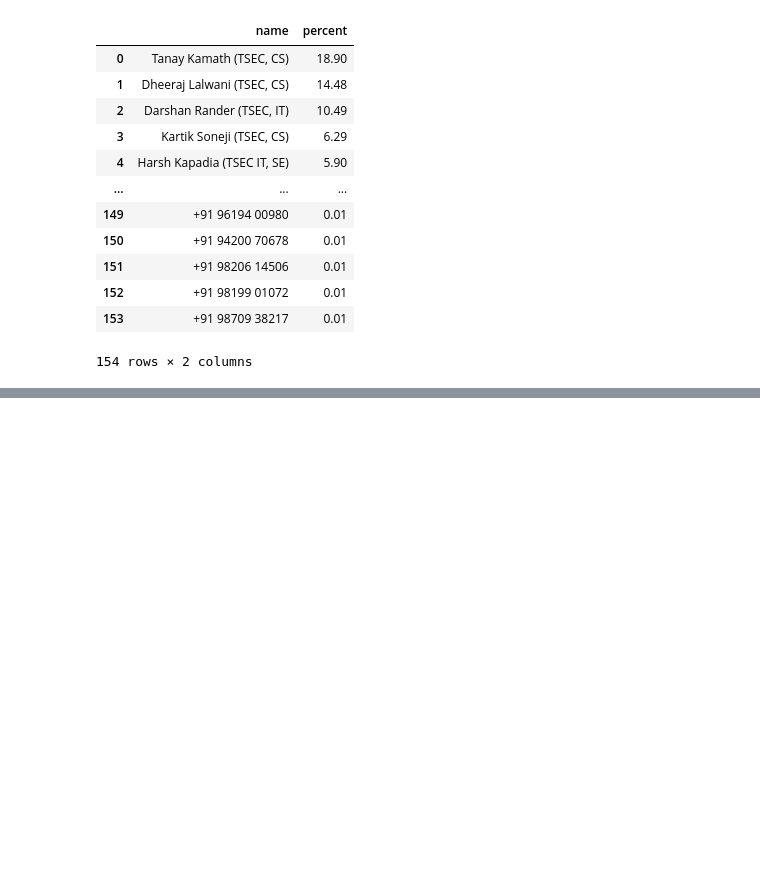
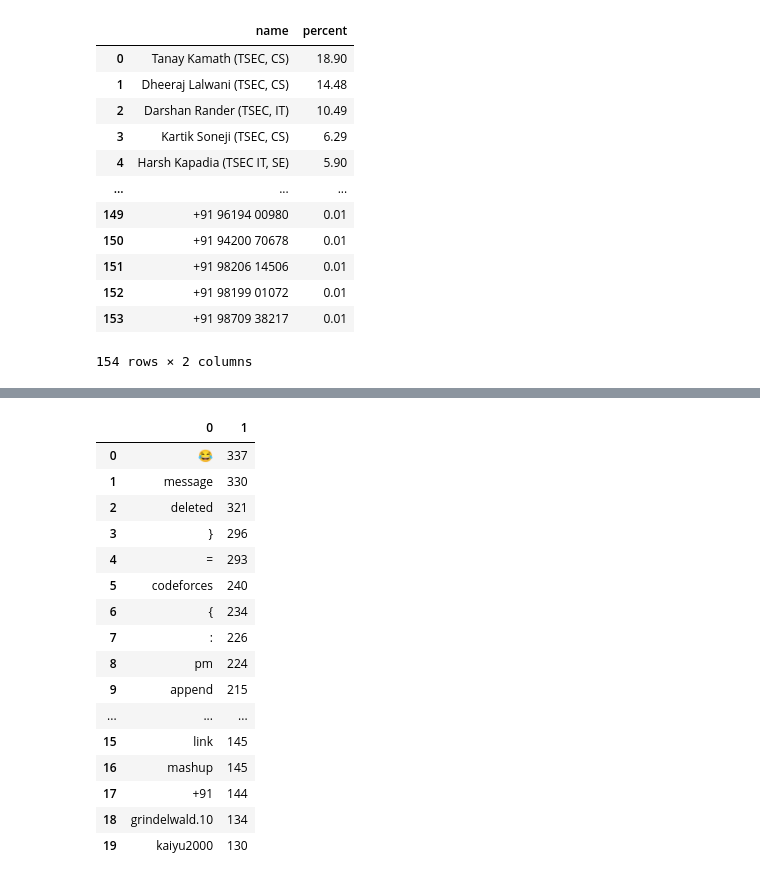
Before and after one commit to sumitkudale21/whatsapp-chat-analysis, a Jupyter notebook: wapp.ipynb, the cells around one changed output, grey strips where cells are left out. Saved outputs shown, nothing was run; the diff lists cells and outputs as text; code cells hidden in the pictures; blank space fills up the shorter version.

Commit message:
most common words added

```diff
--- a/wapp.ipynb
+++ b/wapp.ipynb
@@ -261,0 +289,3 @@ round((df.Sender.value_counts()/df.shape[0])*100,2).reset_index().rename(columns
+# %%
+f = open('stop_hinglish.txt', 'r')
+stop_words = f.read()
@@ -261,0 +312,6 @@ round((df.Sender.value_counts()/df.shape[0])*100,2).reset_index().rename(columns
+# %%
+words = []
+for message in temp.Message:
+    for word in message.lower().split():
+        if word not in stop_words:
+            words.append(word)
@@ -261,0 +338,21 @@ round((df.Sender.value_counts()/df.shape[0])*100,2).reset_index().rename(columns
+# %%
+from collections import Counter
+pd.DataFrame(Counter(words).most_common(20))
+# %% [output]
+|  | 0 | 1 |
+| 0 | 😂 | 337 |
+| 1 | message | 330 |
+| 2 | deleted | 321 |
+| 3 | } | 296 |
+| 4 | = | 293 |
+| 5 | codeforces | 240 |
+| 6 | { | 234 |
+| 7 | : | 226 |
+| 8 | pm | 224 |
+| 9 | append | 215 |
+| ... | ... | ... |
+| 15 | link | 145 |
+| 16 | mashup | 145 |
+| 17 | +91 | 144 |
+| 18 | grindelwald.10 | 134 |
+| 19 | kaiyu2000 | 130 |
```
Also changed, not shown: parts of 8 cells of this notebook, 3 other files.
